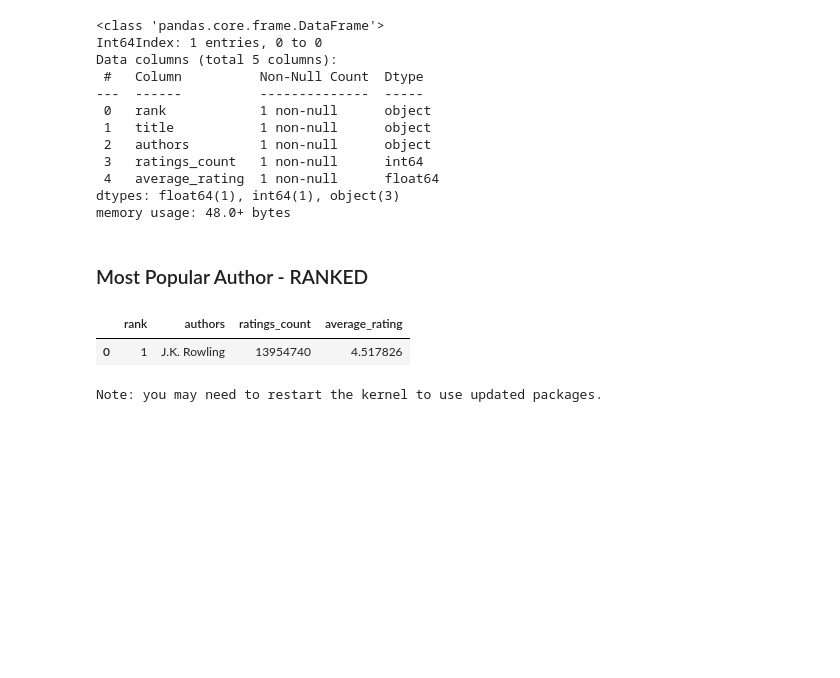
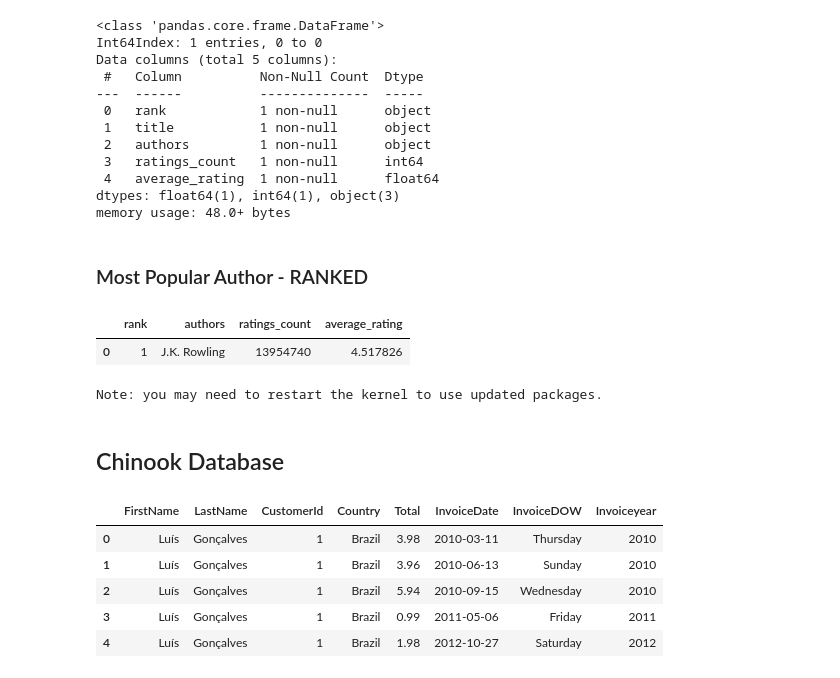
Before and after one commit to Adityawicaks/capstoneapi, a Jupyter notebook: APICapstone_Aditya W.ipynb, the cells around one changed output. Cells and saved outputs as stored; diff of their text form; code cells hidden in the pictures; blank space fills up the shorter version.

Commit message:
Update chinook
Tambahan:
-tambahan static endpoint
-datetime EDA
-melt

```diff
--- a/APICapstone_Aditya W.ipynb
+++ b/APICapstone_Aditya W.ipynb
@@ -209,3 +210,27 @@ author_ranked
 pip freeze > requirements.txt
 # %% [output]
 Note: you may need to restart the kernel to use updated packages.
+# %% [markdown]
+## Chinook Database
+# %%
+conn = sqlite3.connect("data/chinook.db")
+# %%
+## Your code here
+data = pd.read_sql_query(
+    '''
+    SELECT customers.FirstName,customers.LastName,invoices.CustomerId,customers.country,invoices.Total,invoices.InvoiceDate
+    FROM customers
+    LEFT JOIN invoices
+    ON customers.CustomerId = invoices.CustomerId
+    ''',
+    conn
+)
+# %%
+data.head()
+# %% [output]
+|  | FirstName | LastName | CustomerId | Country | Total | InvoiceDate | InvoiceDOW | Invoiceyear |
+| 0 | Luís | Gonçalves | 1 | Brazil | 3.98 | 2010-03-11 | Thursday | 2010 |
+| 1 | Luís | Gonçalves | 1 | Brazil | 3.96 | 2010-06-13 | Sunday | 2010 |
+| 2 | Luís | Gonçalves | 1 | Brazil | 5.94 | 2010-09-15 | Wednesday | 2010 |
+| 3 | Luís | Gonçalves | 1 | Brazil | 0.99 | 2011-05-06 | Friday | 2011 |
+| 4 | Luís | Gonçalves | 1 | Brazil | 1.98 | 2012-10-27 | Saturday | 2012 |
```
Also changed, not shown: parts of 4 cells of this notebook, 1 other file.
